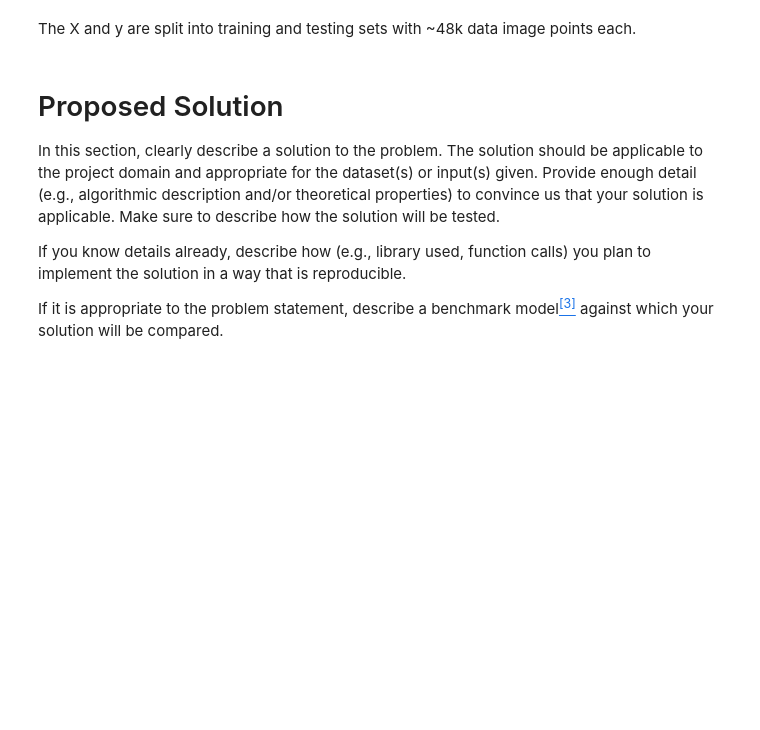
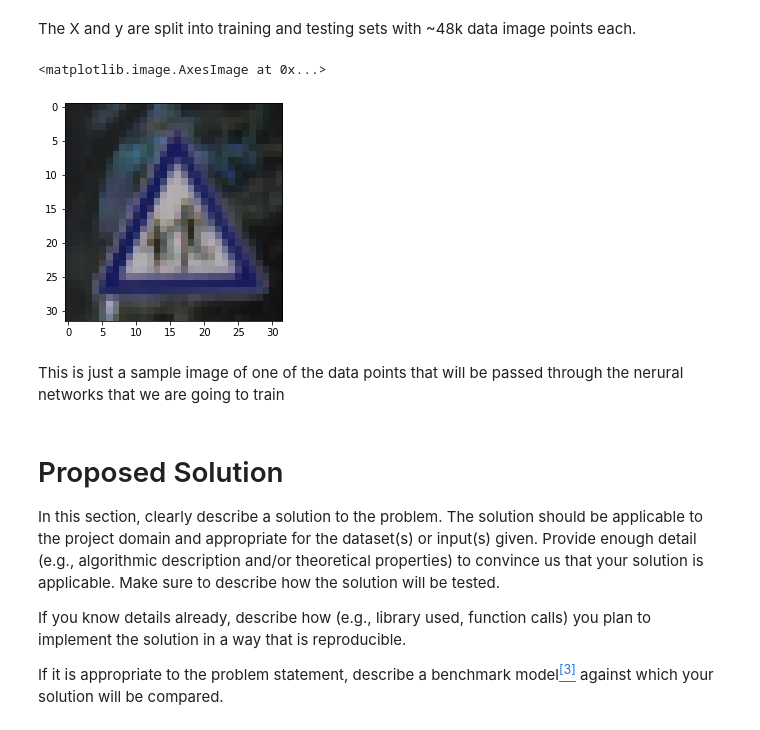
Before and after one commit to COGS118A/Group058-Sp22, a Jupyter notebook: FinalProject_group058.ipynb, the cells around one changed output. Cells and saved outputs as stored; diff of their text form; code cells hidden in the pictures; blank space fills up the shorter version.

Commit message:
Added images and plots for LeNet

```diff
--- a/FinalProject_group058.ipynb
+++ b/FinalProject_group058.ipynb
@@ -98,6 +98,13 @@ print(X_train.shape, X_test.shape, y_train.shape, y_test.shape)
 (48713, 32, 32, 3) (48713, 32, 32, 3) (48713, 205) (48713, 205)
 # %% [markdown]
 The X and y are split into training and testing sets with ~48k data image points each.
+# %%
+plt.imshow(X_train[10, :, :, :])
+# %% [output]
+<matplotlib.image.AxesImage at 0x...>
+[figure, added]
+# %% [markdown]
+This is just a sample image of one of the data points that will be passed through the nerural networks that we are going to train
 # %% [markdown]
 # Proposed Solution
 
```
Also changed, not shown: parts of 6 cells of this notebook.
